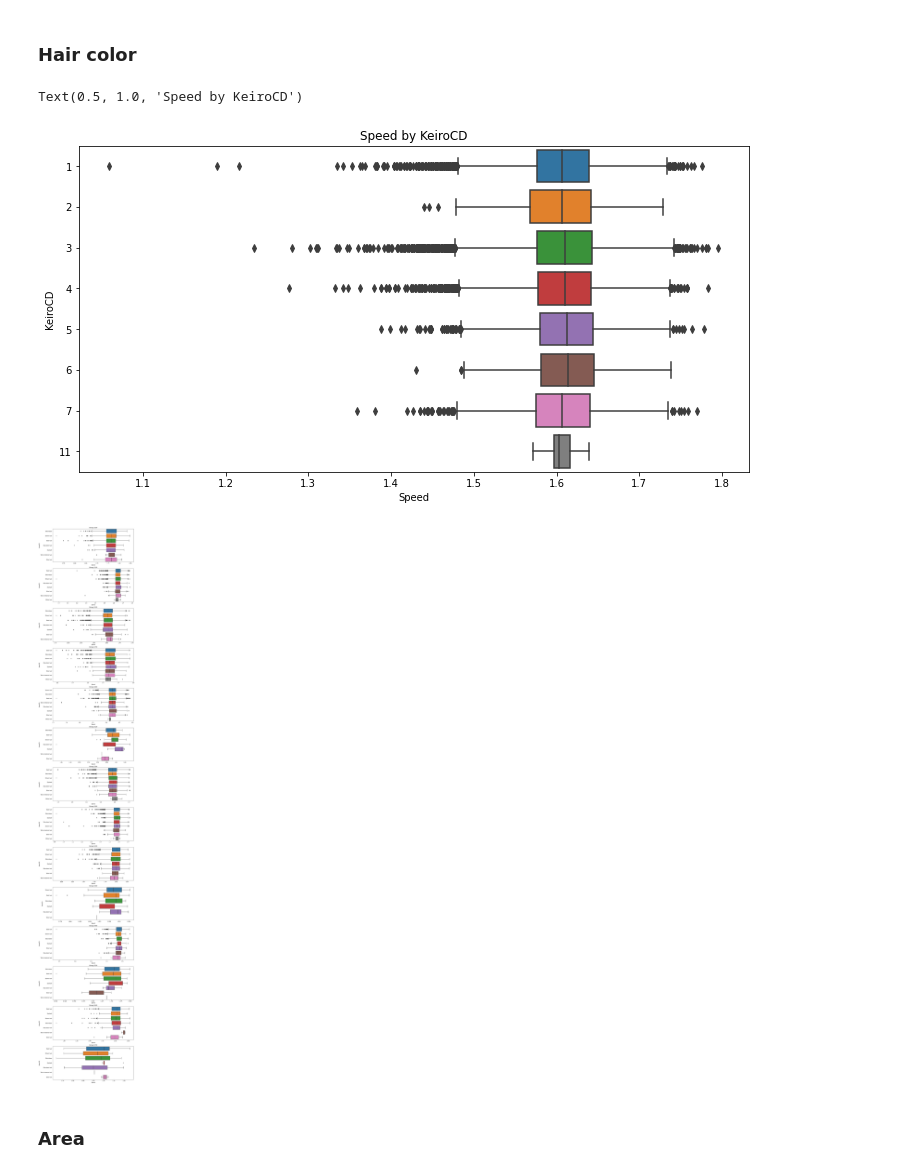
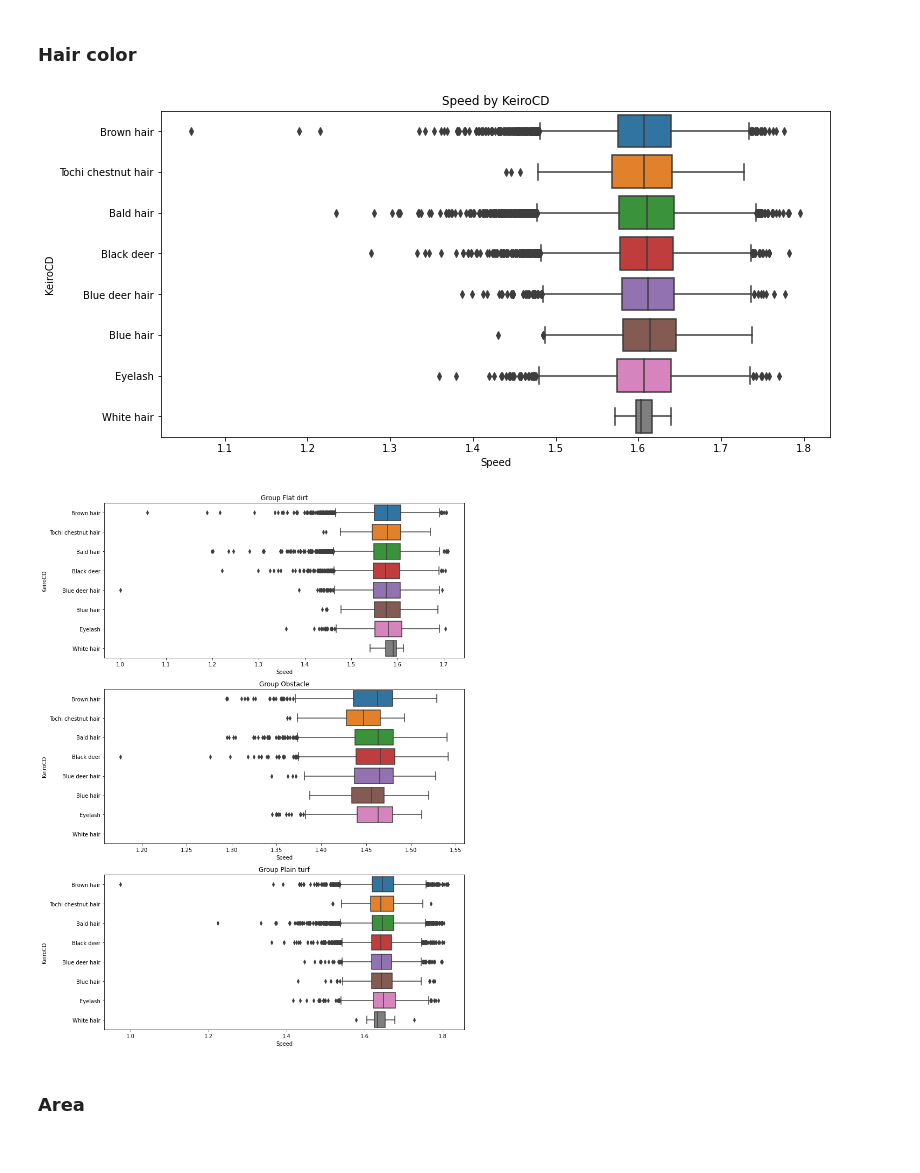
Before and after one commit to danhngan/Horse_racing_prediction, a Jupyter notebook: notebook/cleaning_EDA.ipynb, the cells around one changed output. Cells and saved outputs as stored; diff of their text form; code cells hidden in the pictures.

```diff
--- a/notebook/cleaning_EDA.ipynb
+++ b/notebook/cleaning_EDA.ipynb
@@ -335,6 +316,7 @@ for group in groups_:
 ### Gender
 # %%
 plt.figure(figsize=(12, 6))
-sns.boxplot(x='Speed', y='SexCD', data=df_horse, orient='h')
+ax = sns.boxplot(x='Speed', y='SexCD', data=df_horse, orient='h')
 plt.title('Speed by SexCD')
+ticklabels = map_axis_ticklabels(horse_map, 'SexCD', ax, 'y')
 # %% [output]
@@ -346,4 +327,5 @@ for idx, group in enumerate(groups_):
     plt.subplot(df_group_.ngroups, 1, idx+1)
     ax = sns.boxplot(data=horse_performance_groups[group], x='Speed', y='SexCD', orient='h')
     plt.title(f'Group {group}')
+    ticklabels = map_axis_ticklabels(horse_map, 'SexCD', ax, 'y')
 # %% [output]
@@ -356,4 +338,5 @@ for idx, group in enumerate(groups_):
     plt.subplot(df_group_.ngroups, 1, idx+1)
     ax = sns.boxplot(data=horse_performance_groups[group], x='Speed', y='HinsyuCD', orient='h')
     plt.title(f'Group {group}')
+    ticklabels = map_axis_ticklabels(horse_map, 'HinsyuCD', ax, 'y')
 # %% [output]
@@ -362,19 +345,20 @@ for idx, group in enumerate(groups_):
 ### Hair color
 # %%
 plt.figure(figsize=(12, 6))
-sns.boxplot(x='Speed', y='KeiroCD', data=df_horse, orient='h')
+ax = sns.boxplot(x='Speed', y='KeiroCD', data=df_horse, orient='h')
 plt.title('Speed by KeiroCD')
+ticklabels = map_axis_ticklabels(horse_map, 'KeiroCD', ax, 'y')
 # %% [output]
-Text(0.5, 1.0, 'Speed by KeiroCD')
-[figure, old version]
+[figure, new version]
 # %%
 plt.figure(figsize=(12,df_group_.ngroups*6))
 for idx, group in enumerate(groups_):
     plt.subplot(df_group_.ngroups, 1, idx+1)
     ax = sns.boxplot(data=horse_performance_groups[group], x='Speed', y='KeiroCD', orient='h')
     plt.title(f'Group {group}')
+    ticklabels = map_axis_ticklabels(horse_map, 'KeiroCD', ax, 'y')
 # %% [output]
-[figure, old version]
+[figure, new version]
 # %% [markdown]
 ### Area
 # %%
```
Also changed, not shown: parts of 11 cells of this notebook.
